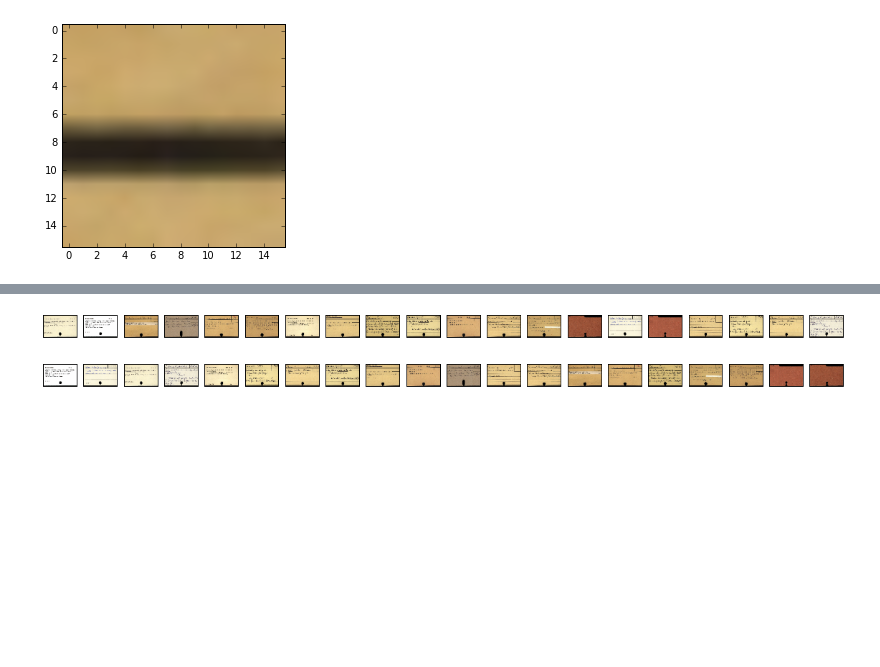
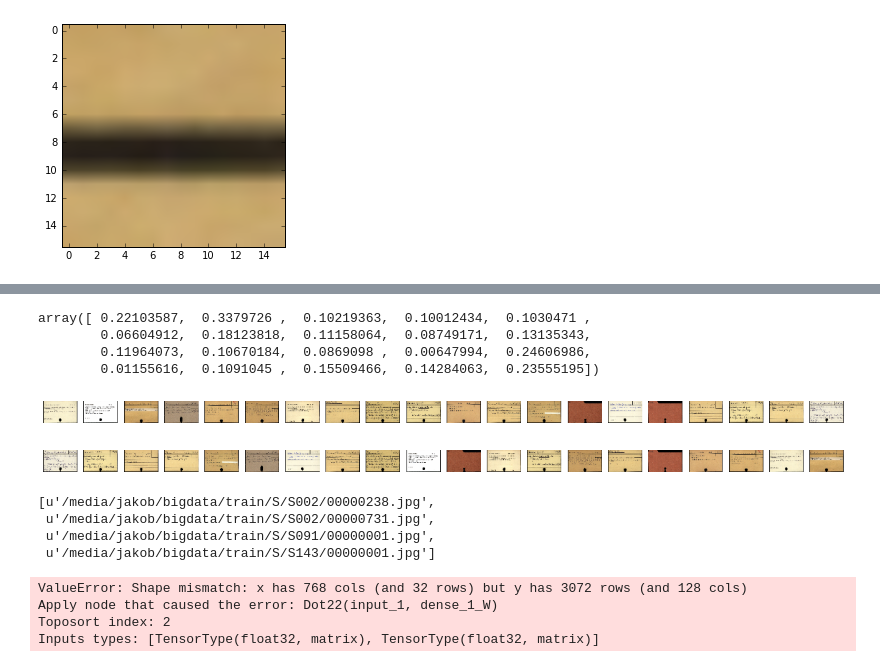
Before and after one commit to kaphka/catalog-ocr-test, a Jupyter notebook: clustering/vae_experiment1.ipynb, the cells around one changed output, grey strips where cells are left out. Cells and saved outputs as stored; diff of their text form; code cells hidden in the pictures; blank space fills up the shorter version.

```diff
--- a/clustering/vae_experiment1.ipynb
+++ b/clustering/vae_experiment1.ipynb
@@ -16,5 +20,5 @@ import hashlib as hl
 # %%
-catalog = ujson.load(open('/media/jakob/bigdata/train/S.json', 'r'))
+catalog = json.load(open('/media/jakob/bigdata/train/S.json', 'r'))
 len(catalog['pages'])
 # %% [output]
 18436
@@ -271,33 +260,40 @@ images = map(random_img_tiles,img_paths)
 # %%
 thumbs = list(map(preprocess, img_paths))
 # %%
-avg_pred = lambda tiles: np.mean(encoder.predict(tiles),0)
+avg_pred = lambda tiles: sd.euclidean(np.mean(encoder.predict(tiles),0),card_cat_mean)
 pred = np.stack(map(avg_pred, images),0)
+# %%
+pred
+# %% [output]
+array([ 0.22103587,  0.3379726 ,  0.10219363,  0.10012434,  0.1030471 ,
+        0.06604912,  0.18123818,  0.11158064,  0.08749171,  0.13135343,
+        0.11964073,  0.10670184,  0.0869098 ,  0.00647994,  0.24606986,
+        0.01155616,  0.1091045 ,  0.15509466,  0.14284063,  0.23555195])
 # %%
-sort = [thumb for val, thumb in sorted(zip(pred[:,1], thumbs))]
+sort = [thumb for val, thumb in sorted(zip(pred, thumbs))]
 
 def img_rows(rows):
     n = 0
     for i_r, row in enumerate(rows):
         plt.figure(figsize=(20, 2))
         for i in range(len(row)):
             n = n + 1
             ax = plt.subplot(i_r + 1, len(row), n)
             plt.imshow(row[i])
             ax.get_xaxis().set_visible(False)
             ax.get_yaxis().set_visible(False)
         plt.show()
 
 img_rows([thumbs, sort])
 # sort = [thumb for val, thumb in sorted(zip(pred[:,0], thumbs))]
 # n = len(thumbs)
 # plt.figure(figsize=(20, 2))
 # for i in range(n):
 #     ax = plt.subplot(2, n, n + i + 1)
 #     plt.imshow(thumbs[i])
 #     ax.get_xaxis().set_visible(False)
 #     ax.get_yaxis().set_visible(False)
 # plt.show()
 # %% [output]
-[figure, old version]
+[figure, new version]
-[figure, old version]
+[figure, new version]
@@ -312,3 +309,12 @@ vae_name =  'vae1_card_samples'
 save_model(vae, vae_dir , vae_name + '_{}'.format(vae.n_epochs))
 # %%
 vae.load_weights(op.join(vae_dir,vae_name + '.h5'))
+# %%
+card_cat = pd.read_csv('/media/jakob/bigdata/card_catogeries/seperators.csv',header=None, names=['name', 'class'])
+card_cat_paths = map(lambda name: op.join(catalog['path'],name), card_cat['name'] + '.jpg')
+card_cat_paths
+# %% [output]
+[u'/media/jakob/bigdata/train/S/S002/00000238.jpg',
+ u'/media/jakob/bigdata/train/S/S002/00000731.jpg',
+ u'/media/jakob/bigdata/train/S/S091/00000001.jpg',
+ u'/media/jakob/bigdata/train/S/S143/00000001.jpg']
@@ -314,0 +326,16 @@ vae.load_weights(op.join(vae_dir,vae_name + '.h5'))
+# %%
+# build a model to project inputs on the latent space
+encoder = Model(x, z_mean)
+
+# display a 2D plot of the digit classes in the latent space
+x_test_encoded = encoder.predict(x_test, batch_size=batch_size)
+plt.figure(figsize=(6, 6))
+plt.scatter(x_test_encoded[:, 0], x_test_encoded[:, 1])
+plt.scatter(card_cat_pred[:, 0], card_cat_pred[:, 1], color='r')
+# plt.colorbar()
+plt.show()
+# %% [output]
+ValueError: Shape mismatch: x has 768 cols (and 32 rows) but y has 3072 rows (and 128 cols)
+Apply node that caused the error: Dot22(input_1, dense_1_W)
+Toposort index: 2
+Inputs types: [TensorType(float32, matrix), TensorType(float32, matrix)]
```
Also changed, not shown: parts of 18 cells of this notebook, 4 other files.
